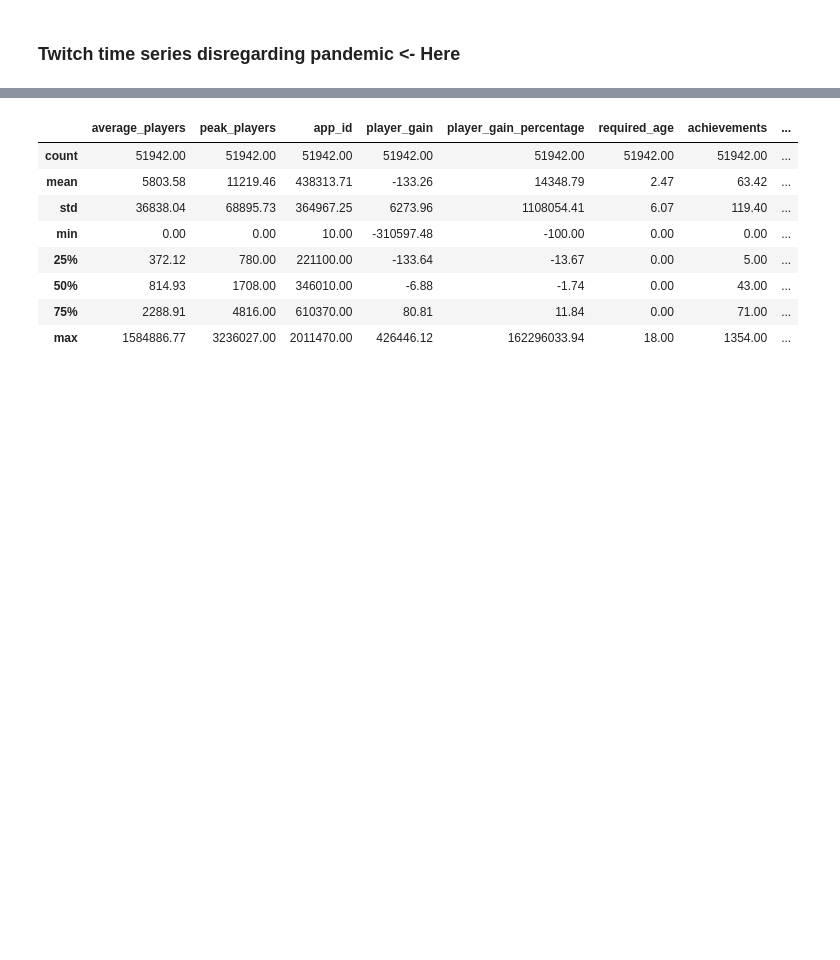
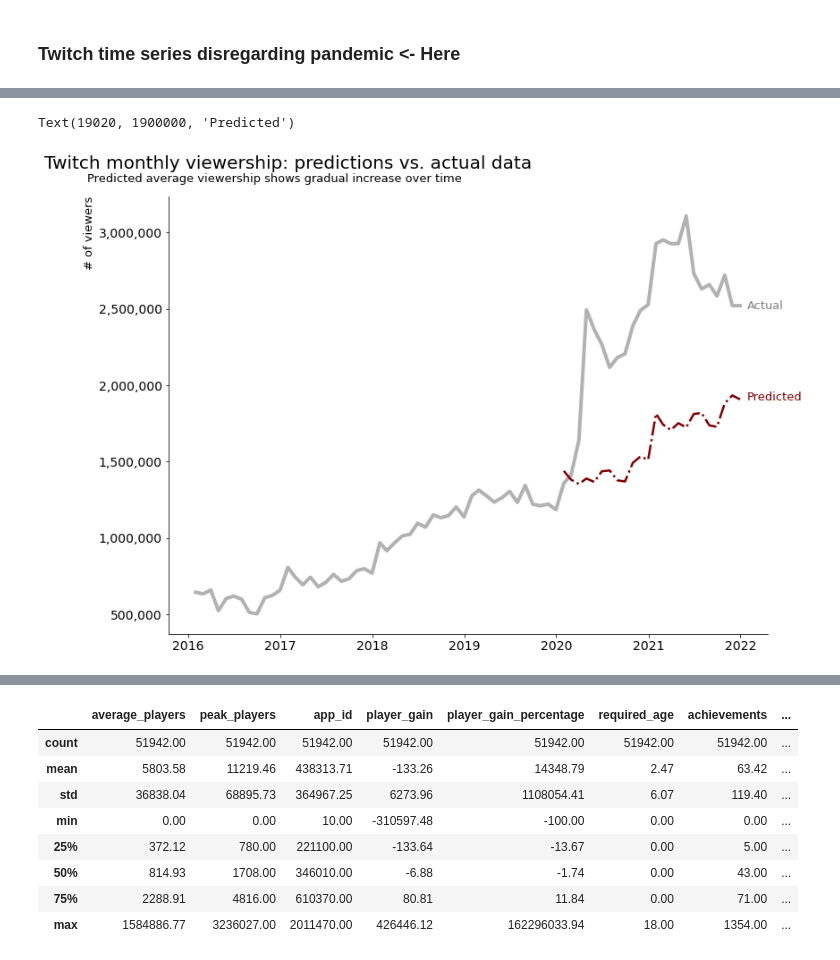
Before and after one commit to paul-trood/Portfolio-World_Happiness_Report, a Jupyter notebook: 04_data_analysis.ipynb, the cells around one changed output, grey strips where cells are left out. Cells and saved outputs as stored; diff of their text form; code cells hidden in the pictures; blank space fills up the shorter version.

```diff
--- a/04_data_analysis.ipynb
+++ b/04_data_analysis.ipynb
@@ -245,0 +243,3 @@ plt.show()
+# %%
+forecast_data = twitch_global.copy()
+forecast_data.index.freq = "M"
@@ -245,0 +263,4 @@ plt.show()
+# %%
+# Train test split
+train_data = forecast_data.loc[:"2019-12-31"]
+test_data = forecast_data.loc["2020-01-31":"2021-12-31"]
@@ -245,0 +269,4 @@ plt.show()
+# %%
+fitted_model = ExponentialSmoothing(train_data["Avg_viewers"], trend="mul", seasonal="mul",seasonal_periods=12).fit()
+# %%
+test_predictons = fitted_model.forecast(24)
@@ -246,3 +293,40 @@ plt.show()
+# %%
+fig, ax = plt.subplots(figsize = (12,9))
+
+# Training data
+#plt.plot(train_data.index, train_data["Avg_viewers"])
+
+# Test data
+#plt.plot(test_data.index, test_data["Avg_viewers"], color = "maroon", linewidth = 3, alpha = 0.5)
+
+plt.plot(twitch_global.index, twitch_global["Avg_viewers"], color = "grey", linewidth=4, alpha =0.6)
+# Predictions
+plt.plot(test_predictons, color = "maroon", linewidth = 2.5, linestyle= "-.")
+
+# Change y tick labels to non-scientific notation
+ax.ticklabel_format(useOffset=False, style='plain', axis = "y")
+
+# Set y axis ticks with commas
+ax.yaxis.set_major_formatter(StrMethodFormatter('{x:,.0f}'))
+
+# Remove borders
+plt.gca().spines[["right", "top"]].set_visible(False)
+
+# X and Y ticks
+plt.yticks(size = 14)
+plt.xticks(size = 14)
+
+plt.ylabel("# of viewers", size = 13, loc = "top")
+
+plt.title("Twitch monthly viewership: predictions vs. actual data", size = 20, x = 0.2, y = 1.05)
+plt.text(x =16400 ,y = 3330000, s = "Predicted average viewership shows gradual increase over time", size = 13)
+
+plt.text(x = 19020, y = 2500000, s = "Actual", size = 13, color = "grey")
+
+plt.text(x = 19020, y = 1900000, s = "Predicted", size = 13, color = "maroon")
+# %% [output]
+Text(19020, 1900000, 'Predicted')
+[figure, added]
 # %%
 # Twitch viewership 2020 and onward
 # Highlights all data past January 31, 2020
```
Also changed, not shown: parts of 61 cells of this notebook.
